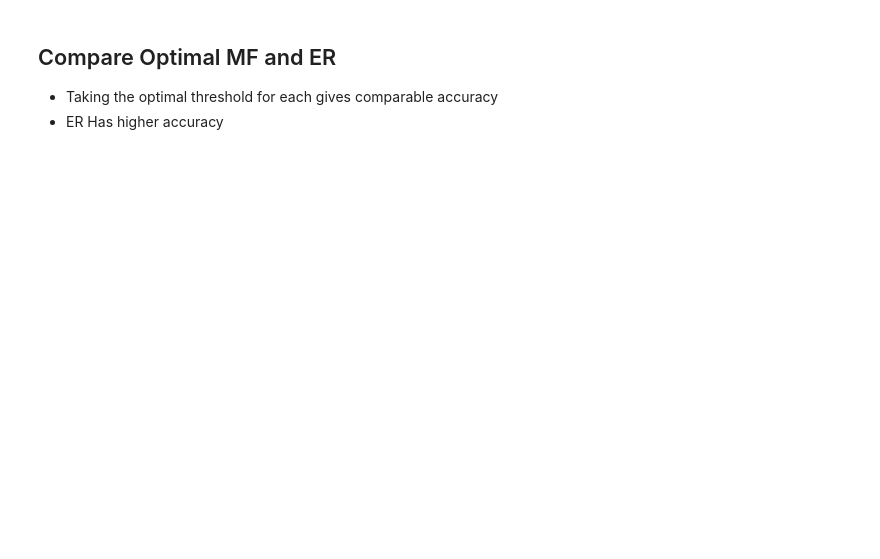
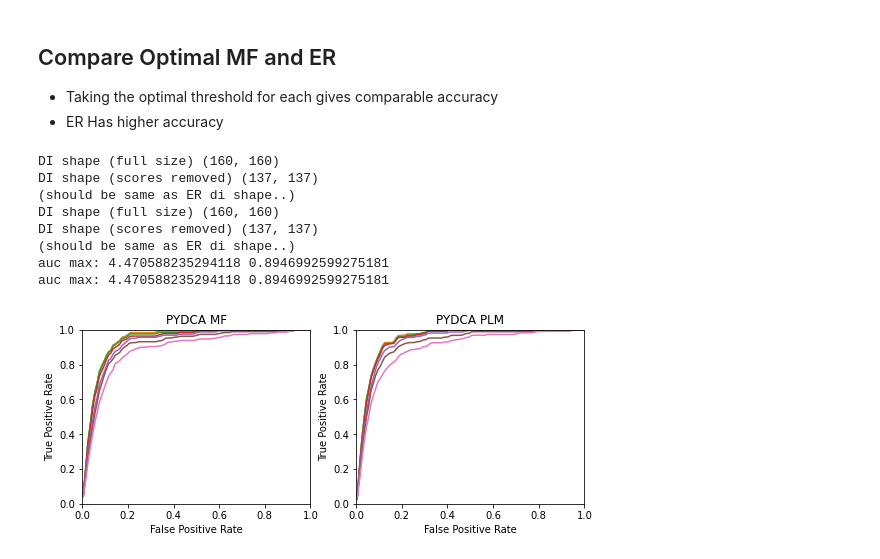
Before and after one commit to evancresswell/DCA_ER, a Jupyter notebook: ecc_DCA_ER.ipynb, the cells around one changed output. Cells and saved outputs as stored; diff of their text form; code cells hidden in the pictures; blank space fills up the shorter version.

```diff
--- a/ecc_DCA_ER.ipynb
+++ b/ecc_DCA_ER.ipynb
@@ -479,6 +477,86 @@ auc max: 4.823529411764706 0.8981615614023173
 ## Compare Optimal MF and ER
 * Taking the optimal threshold for each gives comparable accuracy
 * ER Has higher accuracy
+# %%
+DCA_ER_dir = '/home/ecresswell/DCA_ER/'
+
+# Load pydca score pseudo-dictionaries and generate di matrices from them..
+mf_score_file = '%s%s_di_pydca_mf.npy' % (DCA_ER_dir, pfam_id)
+plm_score_file = '%s%s_di_pydca_plm.npy' % (DCA_ER_dir, pfam_id)
+
+# list of di scores length of: seq_len choose 2
+# (ie for PF00186 with sequence length 160, this should be length 160 choose 2 = 12720)
+mf_fn_apc = np.load(mf_score_file, allow_pickle=True)
+plm_fn_apc = np.load(plm_score_file, allow_pickle=True)
+
+# print(len(mf_fn_apc))
+# print(MF_di.shape)
+# print(mf_fn_apc[:5])
+
+pydca_MF_di = tools.pydca2DImat(mf_fn_apc, cols_removed, s_index)
+pydca_PLM_di = tools.pydca2DImat(plm_fn_apc, cols_removed, s_index)
+
+# Get best auc for PYDCA mf and plm (and plot the ROC curves)
+
+
+plt.figure(figsize=(9.0,3.2))
+
+plt.title('ROC for PYDCA scores')
+
+# PYDCA-MF
+auc_pydca_MF = np.zeros(n)
+
+ax1 = plt.subplot2grid((1,2),(0,0))
+for i in range(n):
+    try:
+        p,tp,fp = roc_curve(ct_mat, pydca_MF_di, ct_thres[i])
+        if i in iplot:
+            ax1.plot(fp,tp,label='thres = %3.2f'%ct_thres[i])
+        auc_pydca_MF[i] = tp.sum()/tp.shape[0]
+    except(RuntimeWarning):
+        auc_MF[i] = 0
+ax1.set_xlim([0,1])
+ax1.set_ylim([0,1])
+ax1.set_xlabel('False Positive Rate')
+ax1.set_ylabel('True Positive Rate')
+ax1.set_title('PYDCA MF')
+
+i0_pydca_MF = np.argmax(auc_pydca_MF)
+print('auc max:',ct_thres[i0_pydca_MF],auc_MF[i0_pydca_MF])
+p0_pydca_MF,tp0_pydca_MF,fp0_pydca_MF = tools.roc_curve(ct,pydca_MF_di,ct_thres[i0_pydca_MF])
+
+
+# PYDCA-PLM
+auc_pydca_PLM = np.zeros(n)
+
+ax2 = plt.subplot2grid((1,2),(0,1))
+for i in range(n):
+    try:
+        p,tp,fp = roc_curve(ct_mat, pydca_PLM_di, ct_thres[i])
+        if i in iplot:
+            ax2.plot(fp,tp,label='thres = %3.2f'%ct_thres[i])
+        auc_pydca_PLM[i] = tp.sum()/tp.shape[0]
+    except(RuntimeWarning):
+        auc_pydca_PLM[i] = 0
+ax2.set_xlim([0,1])
+ax2.set_ylim([0,1])
+ax2.set_xlabel('False Positive Rate')
+ax2.set_ylabel('True Positive Rate')
+ax2.set_title('PYDCA PLM')
+
+i0_pydca_PLM = np.argmax(auc_pydca_PLM)
+print('auc max:',ct_thres[i0_pydca_PLM],auc_MF[i0_pydca_PLM])
+p0_pydca_PLM,tp0_pydca_PLM,fp0_pydca_PLM = tools.roc_curve(ct,pydca_PLM_di,ct_thres[i0_pydca_PLM])
+# %% [output]
+DI shape (full size) (160, 160)
+DI shape (scores removed) (137, 137)
+(should be same as ER di shape..)
+DI shape (full size) (160, 160)
+DI shape (scores removed) (137, 137)
+(should be same as ER di shape..)
+auc max: 4.470588235294118 0.8946992599275181
+auc max: 4.470588235294118 0.8946992599275181
+[figure, added]
 # %%
 print('ER auc max:',ct_thres[i0_ER],auc_ER[i0_ER])
 print('DCA auc max:',ct_thres[i0_MF],auc_MF[i0_MF])
```
Also changed, not shown: parts of 10 cells of this notebook, 4 other files.
